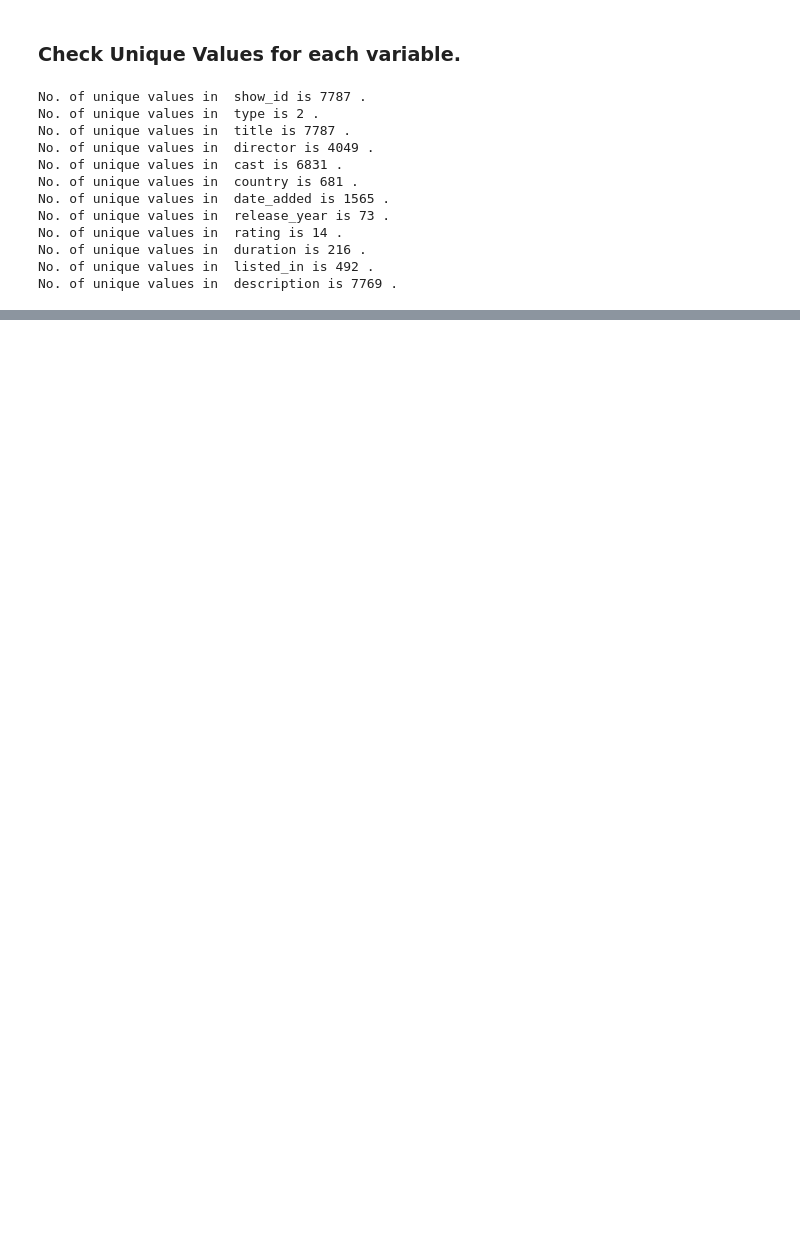
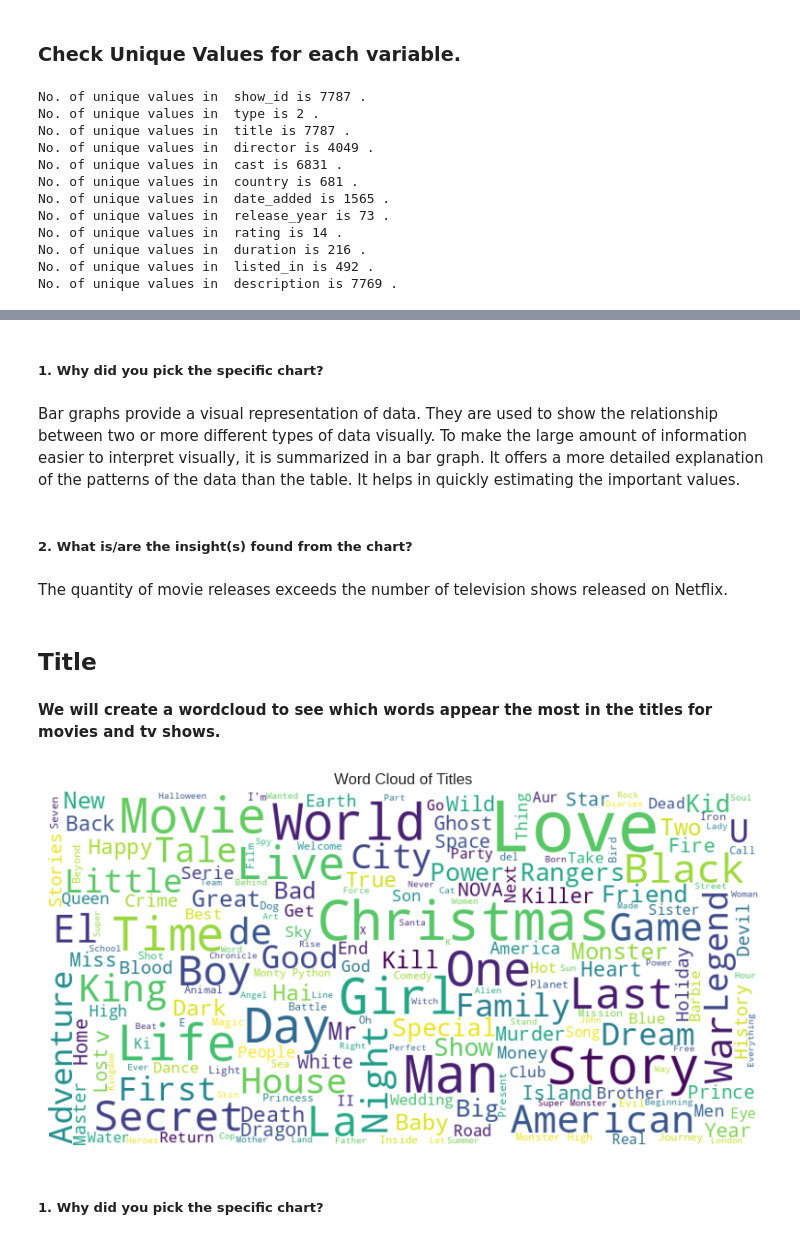
Before and after one commit to waghpallavi/Netflix-movies-and-TV-shows-clustering, a Jupyter notebook: Netflix_movies_and_TV_shows_clustering.ipynb, the cells around one changed output, grey strips where cells are left out. Saved outputs shown, nothing was run; the diff lists cells and outputs as text; code cells hidden in the pictures; blank space fills up the shorter version.

```diff
--- a/Netflix_movies_and_TV_shows_clustering.ipynb
+++ b/Netflix_movies_and_TV_shows_clustering.ipynb
@@ -257,0 +340,40 @@ No. of unique values in  description is 7769 .
+# %% [markdown]
+##### 1. Why did you pick the specific chart?
+# %% [markdown]
+Bar graphs provide a visual representation of data. They are used to show the relationship between two or more different types of data visually. To make the large amount of information easier to interpret visually, it is summarized in a bar graph. It offers a more detailed explanation of the patterns of the data than the table. It helps in quickly estimating the important values.
+# %% [markdown]
+##### 2. What is/are the insight(s) found from the chart?
+# %% [markdown]
+The quantity of movie releases exceeds the number of television shows released on Netflix.
+# %% [markdown]
+## **Title**
+# %% [markdown]
+**We will create a wordcloud to see which words appear the most in the titles for movies and tv shows.**
+# %%
+# Load stopwords corpus
+stopwords = set(stopwords.words('english'))
+
+# Concatenate all titles into a single string
+text = ' '.join(df['title'].astype(str))
+
+# Create a word cloud object with custom settings
+wordcloud = WordCloud(
+    background_color='white',
+    stopwords=stopwords,
+    max_words=200,
+    max_font_size=80,
+    width=800,
+    height=400,
+    random_state=42
+).generate(text)
+
+# Display the word cloud using matplotlib
+plt.figure(figsize=(10, 6))
+plt.imshow(wordcloud, interpolation='bilinear')
+plt.axis('off')
+plt.title('Word Cloud of Titles')
+plt.show()
+# %% [output]
+[figure, added]
+# %% [markdown]
+##### 1. Why did you pick the specific chart?
```
Also changed, not shown: parts of 77 cells of this notebook.
